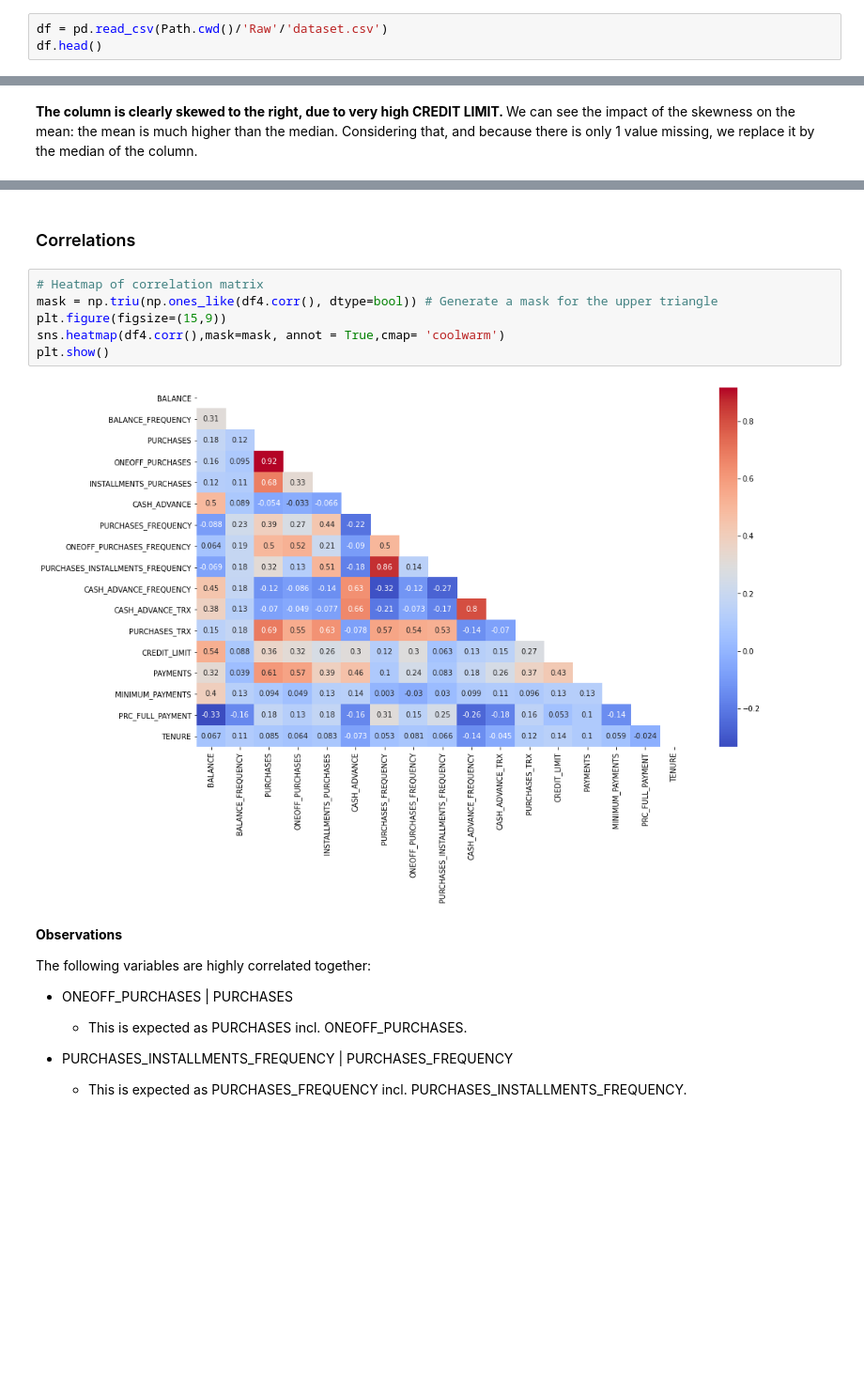
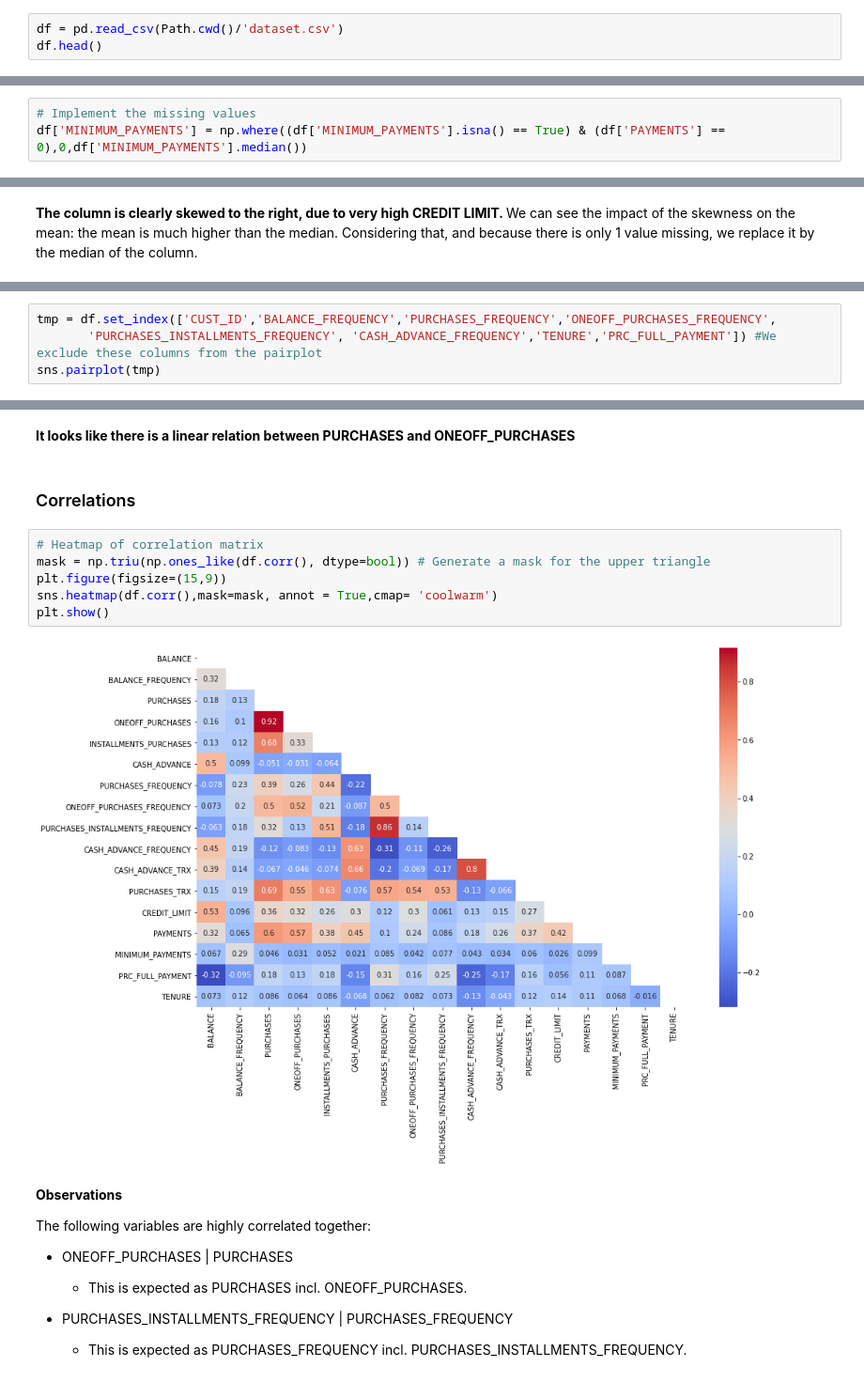
Before and after one commit to AurelieGIRAUD/Customer_Segmentation_Project8, a Jupyter notebook: 1_EDA.ipynb, the cells around one changed output, grey strips where cells are left out. Shown at 94% size. Saved outputs shown, nothing was run; the diff lists cells and outputs as text; blank space fills up the shorter version.

```diff
--- a/1_EDA.ipynb
+++ b/1_EDA.ipynb
@@ -15,5 +21,5 @@ import seaborn as sns
 # %%
-df = pd.read_csv(Path.cwd()/'Raw'/'dataset.csv')
+df = pd.read_csv(Path.cwd()/'dataset.csv')
 df.head()
 # %% [output]
 |  | CUST_ID | BALANCE | BALANCE_FREQUENCY | PURCHASES | ONEOFF_PURCHASES | INSTALLMENTS_PURCHASES | CASH_ADVANCE | ... |
@@ -315,2 +255,5 @@ dtype: int64
+# %%
+# Implement the missing values
+df['MINIMUM_PAYMENTS'] = np.where((df['MINIMUM_PAYMENTS'].isna() == True) & (df['PAYMENTS'] == 0),0,df['MINIMUM_PAYMENTS'].median())
 # %%
 # Check the distribution for the CREDIT LIMIT column
@@ -441,0 +283,4 @@ plt.tight_layout()
+# %%
+tmp = df.set_index(['CUST_ID','BALANCE_FREQUENCY','PURCHASES_FREQUENCY','ONEOFF_PURCHASES_FREQUENCY',
+       'PURCHASES_INSTALLMENTS_FREQUENCY', 'CASH_ADVANCE_FREQUENCY','TENURE','PRC_FULL_PAYMENT']) #We exclude these columns from the pairplot
+sns.pairplot(tmp)
@@ -442,13 +290,15 @@ plt.tight_layout()
+# %% [markdown]
+<b> It looks like there is a linear relation between PURCHASES and ONEOFF_PURCHASES </b>
 # %% [markdown]
 ### Correlations
 # %%
 # Heatmap of correlation matrix
-mask = np.triu(np.ones_like(df4.corr(), dtype=bool)) # Generate a mask for the upper triangle
+mask = np.triu(np.ones_like(df.corr(), dtype=bool)) # Generate a mask for the upper triangle
 plt.figure(figsize=(15,9))
-sns.heatmap(df4.corr(),mask=mask, annot = True,cmap= 'coolwarm')
+sns.heatmap(df.corr(),mask=mask, annot = True,cmap= 'coolwarm')
 plt.show()
 # %% [output]
-[figure, old version]
+[figure, new version]
 # %% [markdown]
 <b> Observations</b>
 
```
Also changed, not shown: parts of 65 cells of this notebook.
